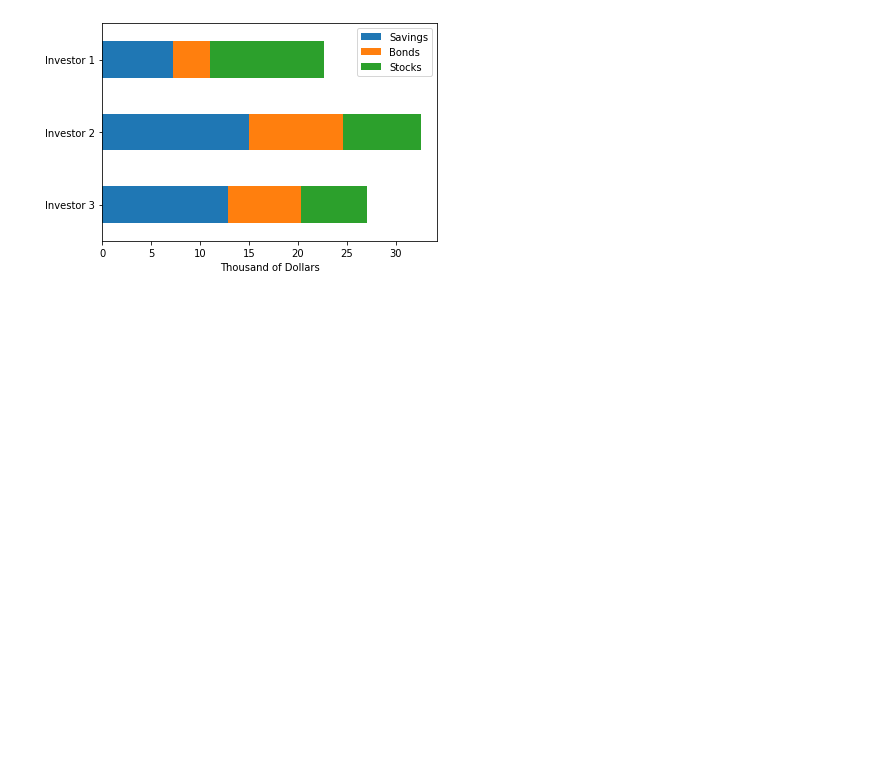
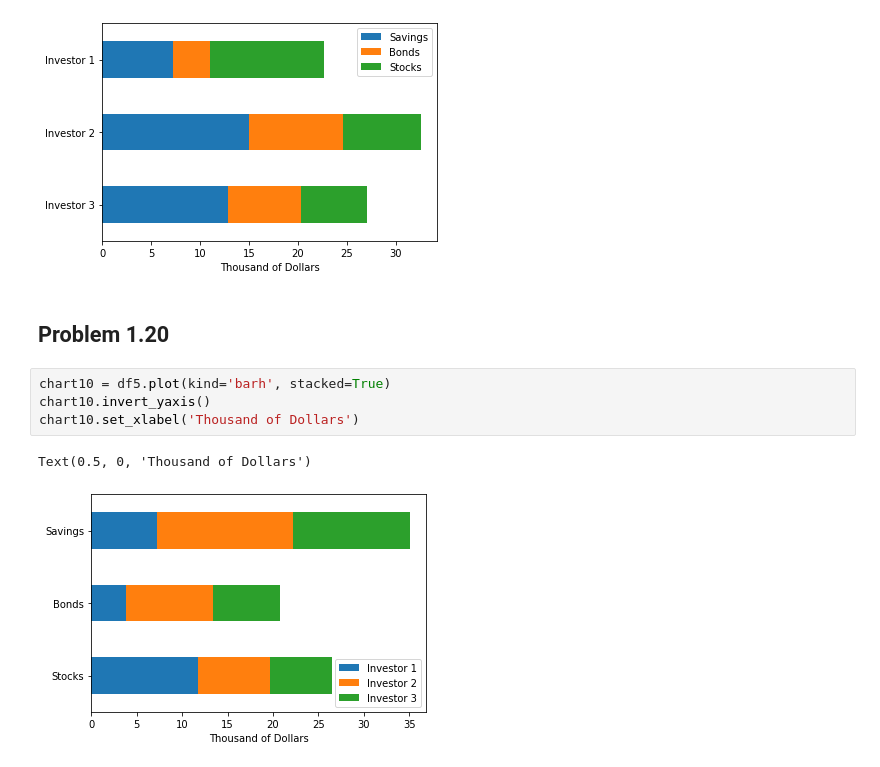
Before and after one commit to paulaonea/python-humongous-book-of-statistics, a Jupyter notebook: Chapter 1 - Displaying Descriptive Statistics.ipynb, the cells around one changed output. Saved outputs shown, nothing was run; the diff lists cells and outputs as text; blank space fills up the shorter version.

Commit message:
Problem 1.20

```diff
--- a/Chapter 1 - Displaying Descriptive Statistics.ipynb
+++ b/Chapter 1 - Displaying Descriptive Statistics.ipynb
@@ -268,3 +268,12 @@ chart9.set_xlabel('Thousand of Dollars')
 # %% [output]
 Text(0.5, 0, 'Thousand of Dollars')
 [figure]
+# %% [markdown]
+## Problem 1.20
+# %%
+chart10 = df5.plot(kind='barh', stacked=True)
+chart10.invert_yaxis()
+chart10.set_xlabel('Thousand of Dollars')
+# %% [output]
+Text(0.5, 0, 'Thousand of Dollars')
+[figure, added]
```
